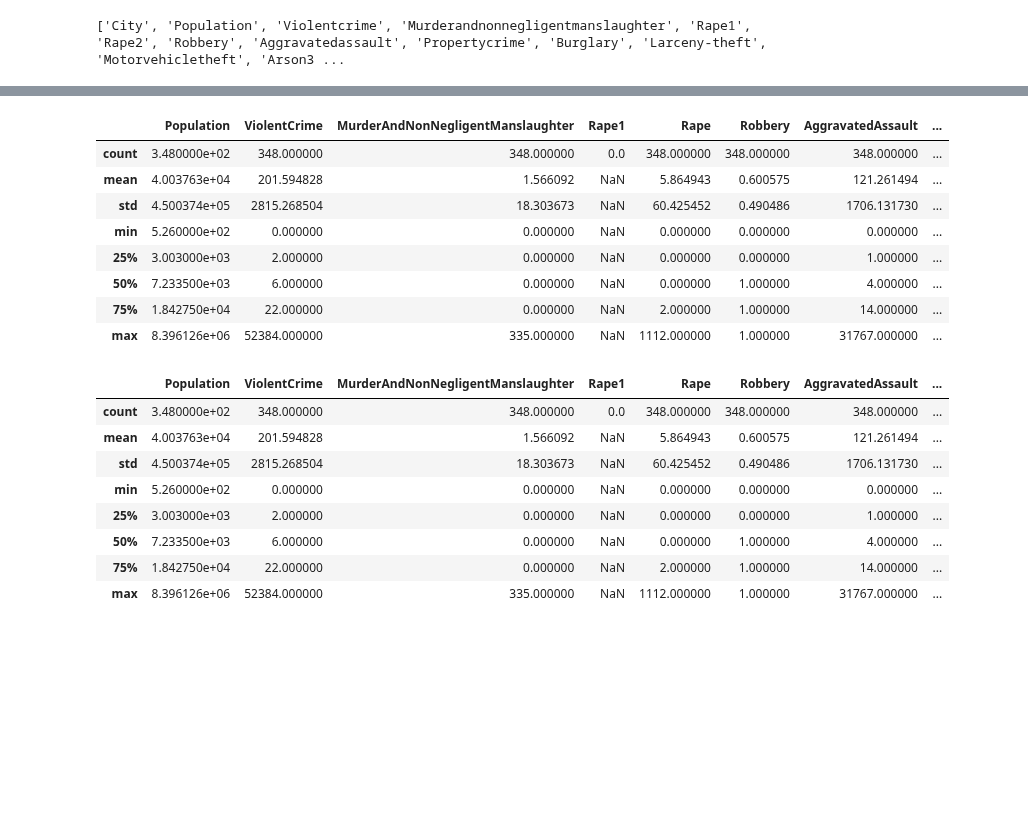
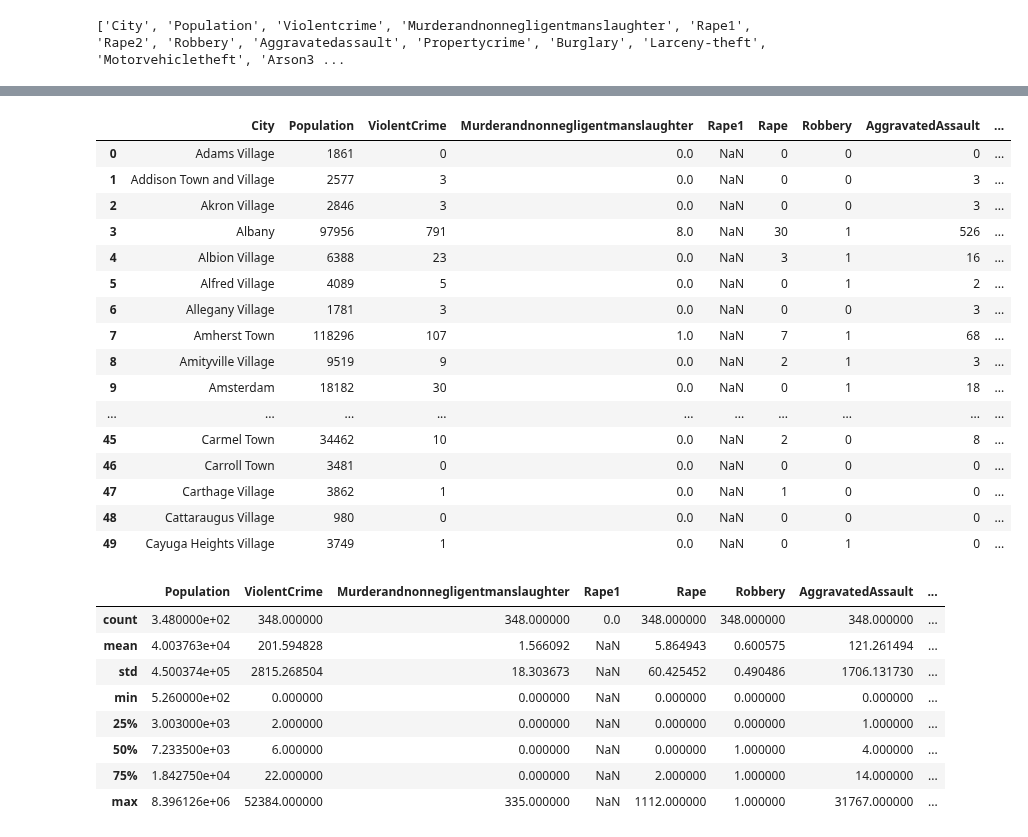
Before and after one commit to loupendley/Thinkful, a Jupyter notebook: HomeworkProjects/Unit2/Lesson4/Project2/Multivariable_Regression.ipynb, the cells around one changed output, grey strips where cells are left out. Drawn from its saved outputs; the diff is of its cells as text; code cells hidden in the pictures; blank space fills up the shorter version.

```diff
--- a/HomeworkProjects/Unit2/Lesson4/Project2/Multivariable_Regression.ipynb
+++ b/HomeworkProjects/Unit2/Lesson4/Project2/Multivariable_Regression.ipynb
@@ -61,35 +51,51 @@ df = df[(df['City'].str.contains('publish') == False)]       # We don't want any
 # No Rape2 values are true
 # Arson3 NaN's -> 161
 # There are 161 NaN entries for Arson3
-# %%
-df['PopulationSquared'] = df.Population.pow(2)
-df['Murder'] = np.where(df['Murderandnonnegligentmanslaughter']>=1, 1, 0.0)
-df['Murder'] = df['Murder'].astype(int)
-df['Robbery'] = np.where(df['Robbery']>=1, 1, 0.0)
-df['Robbery'] = df['Robbery'].astype(int)
-df.Arson3.fillna(0, inplace=True) # Let's clean up Arson3
-df.Arson3 = df.Arson3.astype(int) # Let's make it an int
-df = df.rename(columns={'Arson3': 'Arson', 'Rape2': 'Rape', 'Aggravatedassault': 'AggravatedAssault',
-                        'Violentcrime':'ViolentCrime','Propertycrime': 'PropertyCrime',
-                        'Larceny-theft':'LaracenyTheft','Motorvehicletheft':'MotorVehicleTheft',
-                       'Murderandnonnegligentmanslaughter': 'MurderAndNonNegligentManslaughter'})
+# %%
+df['PopulationSquared'] = df.Population.pow(2)
+
+df['Robbery'] = np.where(df['Robbery']>=1, 1, 0.0)
+df = df.rename(columns={'Arson3': 'Arson', 'Rape2': 'Rape', 'Aggravatedassault': 'AggravatedAssault',
+                        'Violentcrime':'ViolentCrime','Propertycrime': 'PropertyCrime',
+                        'Larceny-theft':'LarcenyTheft','Motorvehicletheft':'MotorVehicleTheft'})
+# df.Arson = df.Arson.astype(int) # Let's make it an int
+df['Murder'] = np.where(df['Murderandnonnegligentmanslaughter']>=1, 1, 0.0)
+df.Arson.fillna(0, inplace=True) # Let's clean up Arson3
+df['Murder'] = df['Murder'].astype(int)
+df['Population'] = df['Population'].astype(int)
+df['ViolentCrime'] = df['ViolentCrime'].astype(int)
+df['Rape'] = df['Rape'].astype(int)
+df['Robbery'] = df['Robbery'].astype(int)
+df['AggravatedAssault'] = df['AggravatedAssault'].astype(int)
+df['PropertyCrime'] = df['PropertyCrime'].astype(int)
+df['Burglary'] = df['Burglary'].astype(int)
+df['LarcenyTheft'] = df['Murder'].astype(int)
+df['MotorVehicleTheft'] = df['Murder'].astype(int)
 # %%
-# df.head(50)
-df.describe()
+df.head(50)
+# df.describe()
 # %% [output]
-|  | Population | ViolentCrime | MurderAndNonNegligentManslaughter | Rape1 | Rape | Robbery | AggravatedAssault | ... |
-| count | 3.480000e+02 | 348.000000 | 348.000000 | 0.0 | 348.000000 | 348.000000 | 348.000000 | ... |
-| mean | 4.003763e+04 | 201.594828 | 1.566092 | NaN | 5.864943 | 0.600575 | 121.261494 | ... |
-| std | 4.500374e+05 | 2815.268504 | 18.303673 | NaN | 60.425452 | 0.490486 | 1706.131730 | ... |
-| min | 5.260000e+02 | 0.000000 | 0.000000 | NaN | 0.000000 | 0.000000 | 0.000000 | ... |
-| 25% | 3.003000e+03 | 2.000000 | 0.000000 | NaN | 0.000000 | 0.000000 | 1.000000 | ... |
-| 50% | 7.233500e+03 | 6.000000 | 0.000000 | NaN | 0.000000 | 1.000000 | 4.000000 | ... |
-| 75% | 1.842750e+04 | 22.000000 | 0.000000 | NaN | 2.000000 | 1.000000 | 14.000000 | ... |
-| max | 8.396126e+06 | 52384.000000 | 335.000000 | NaN | 1112.000000 | 1.000000 | 31767.000000 | ... |
+|  | City | Population | ViolentCrime | Murderandnonnegligentmanslaughter | Rape1 | Rape | Robbery | AggravatedAssault | ... |
+| 0 | Adams Village | 1861 | 0 | 0.0 | NaN | 0 | 0 | 0 | ... |
+| 1 | Addison Town and Village | 2577 | 3 | 0.0 | NaN | 0 | 0 | 3 | ... |
+| 2 | Akron Village | 2846 | 3 | 0.0 | NaN | 0 | 0 | 3 | ... |
+| 3 | Albany | 97956 | 791 | 8.0 | NaN | 30 | 1 | 526 | ... |
+| 4 | Albion Village | 6388 | 23 | 0.0 | NaN | 3 | 1 | 16 | ... |
+| 5 | Alfred Village | 4089 | 5 | 0.0 | NaN | 0 | 1 | 2 | ... |
+| 6 | Allegany Village | 1781 | 3 | 0.0 | NaN | 0 | 0 | 3 | ... |
+| 7 | Amherst Town | 118296 | 107 | 1.0 | NaN | 7 | 1 | 68 | ... |
+| 8 | Amityville Village | 9519 | 9 | 0.0 | NaN | 2 | 1 | 3 | ... |
+| 9 | Amsterdam | 18182 | 30 | 0.0 | NaN | 0 | 1 | 18 | ... |
+| ... | ... | ... | ... | ... | ... | ... | ... | ... | ... |
+| 45 | Carmel Town | 34462 | 10 | 0.0 | NaN | 2 | 0 | 8 | ... |
+| 46 | Carroll Town | 3481 | 0 | 0.0 | NaN | 0 | 0 | 0 | ... |
+| 47 | Carthage Village | 3862 | 1 | 0.0 | NaN | 1 | 0 | 0 | ... |
+| 48 | Cattaraugus Village | 980 | 0 | 0.0 | NaN | 0 | 0 | 0 | ... |
+| 49 | Cayuga Heights Village | 3749 | 1 | 0.0 | NaN | 0 | 1 | 0 | ... |
 # %%
 df.describe()
 # %% [output]
-|  | Population | ViolentCrime | MurderAndNonNegligentManslaughter | Rape1 | Rape | Robbery | AggravatedAssault | ... |
+|  | Population | ViolentCrime | Murderandnonnegligentmanslaughter | Rape1 | Rape | Robbery | AggravatedAssault | ... |
 | count | 3.480000e+02 | 348.000000 | 348.000000 | 0.0 | 348.000000 | 348.000000 | 348.000000 | ... |
 | mean | 4.003763e+04 | 201.594828 | 1.566092 | NaN | 5.864943 | 0.600575 | 121.261494 | ... |
 | std | 4.500374e+05 | 2815.268504 | 18.303673 | NaN | 60.425452 | 0.490486 | 1706.131730 | ... |
```
Also changed, not shown: parts of 1 cell of this notebook.
